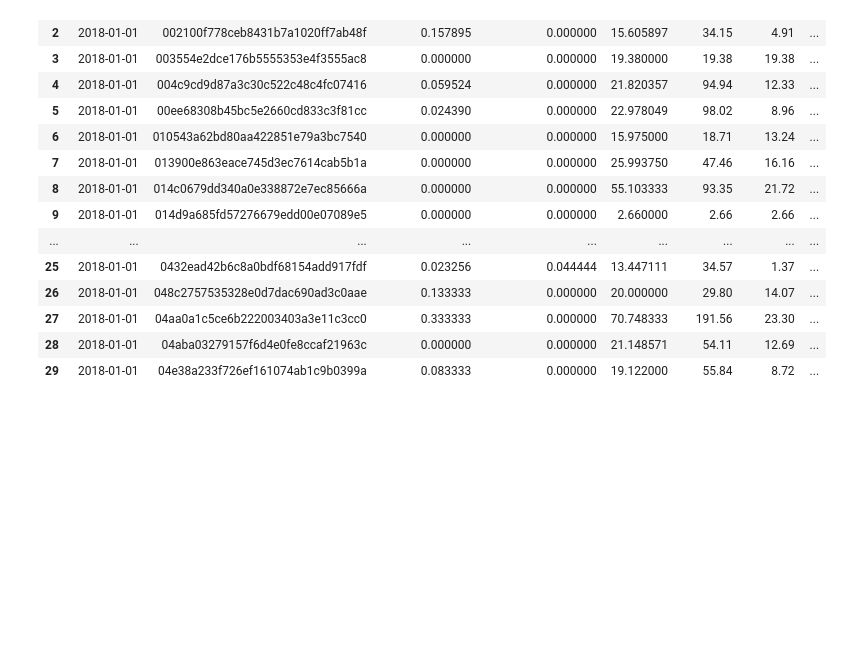
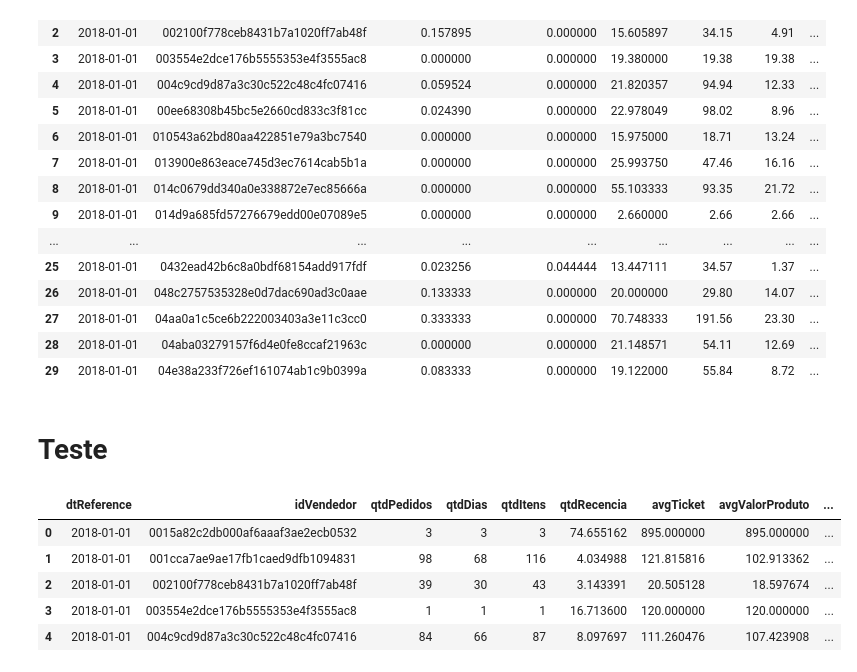
Before and after one commit to eduardo-almeida/portfolio, a Jupyter notebook: Machine Learning - Teo Calvo/ETL/7) Entrega.ipynb, the cells around one changed output. Drawn from its saved outputs; the diff is of its cells as text; code cells hidden in the pictures; blank space fills up the shorter version.

```diff
--- a/Machine Learning - Teo Calvo/ETL/7) Entrega.ipynb
+++ b/Machine Learning - Teo Calvo/ETL/7) Entrega.ipynb
@@ -105,0 +110,15 @@ tb_summary.head(30)
+# %% [markdown]
+# Teste
+# %%
+aaa = '../data/fs_vendedor_venda.csv'
+# %%
+vendedorEntrega = pd.read_csv(aaa)
+# %%
+vendedorEntrega.head()
+# %% [output]
+|  | dtReference | idVendedor | qtdPedidos | qtdDias | qtdItens | qtdRecencia | avgTicket | avgValorProduto | ... |
+| 0 | 2018-01-01 | 0015a82c2db000af6aaaf3ae2ecb0532 | 3 | 3 | 3 | 74.655162 | 895.000000 | 895.000000 | ... |
+| 1 | 2018-01-01 | 001cca7ae9ae17fb1caed9dfb1094831 | 98 | 68 | 116 | 4.034988 | 121.815816 | 102.913362 | ... |
+| 2 | 2018-01-01 | 002100f778ceb8431b7a1020ff7ab48f | 39 | 30 | 43 | 3.143391 | 20.505128 | 18.597674 | ... |
+| 3 | 2018-01-01 | 003554e2dce176b5555353e4f3555ac8 | 1 | 1 | 1 | 16.713600 | 120.000000 | 120.000000 | ... |
+| 4 | 2018-01-01 | 004c9cd9d87a3c30c522c48c4fc07416 | 84 | 66 | 87 | 8.097697 | 111.260476 | 107.423908 | ... |
```
Also changed, not shown: parts of 6 cells of this notebook, 21 other files.
